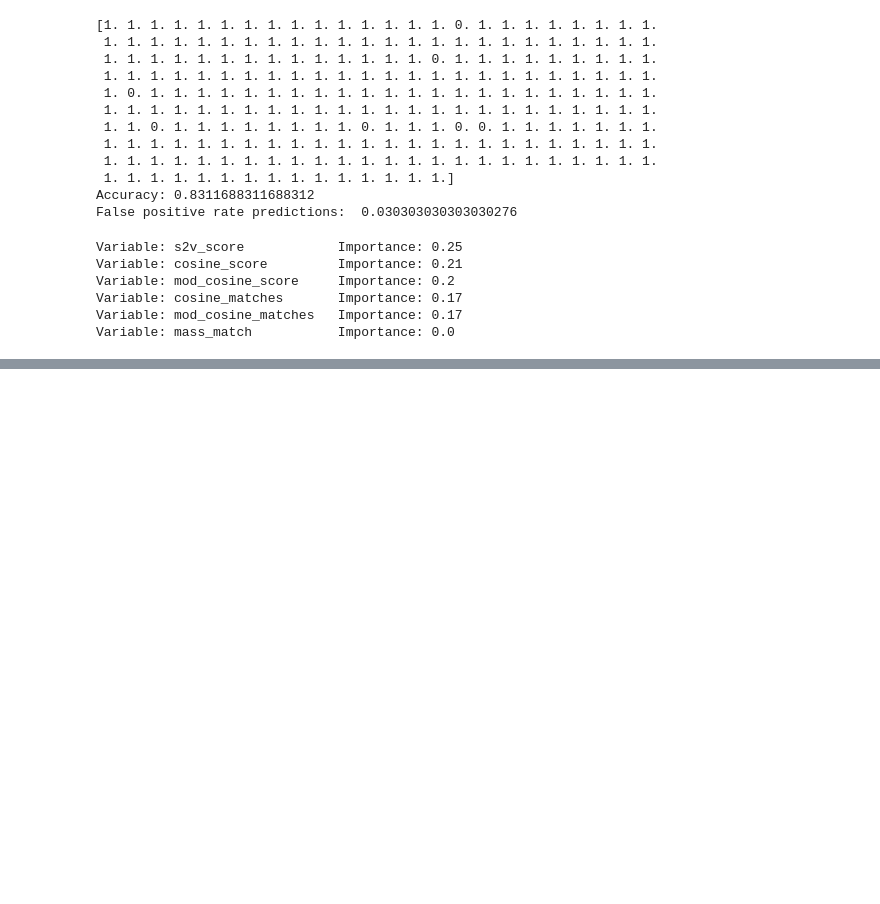
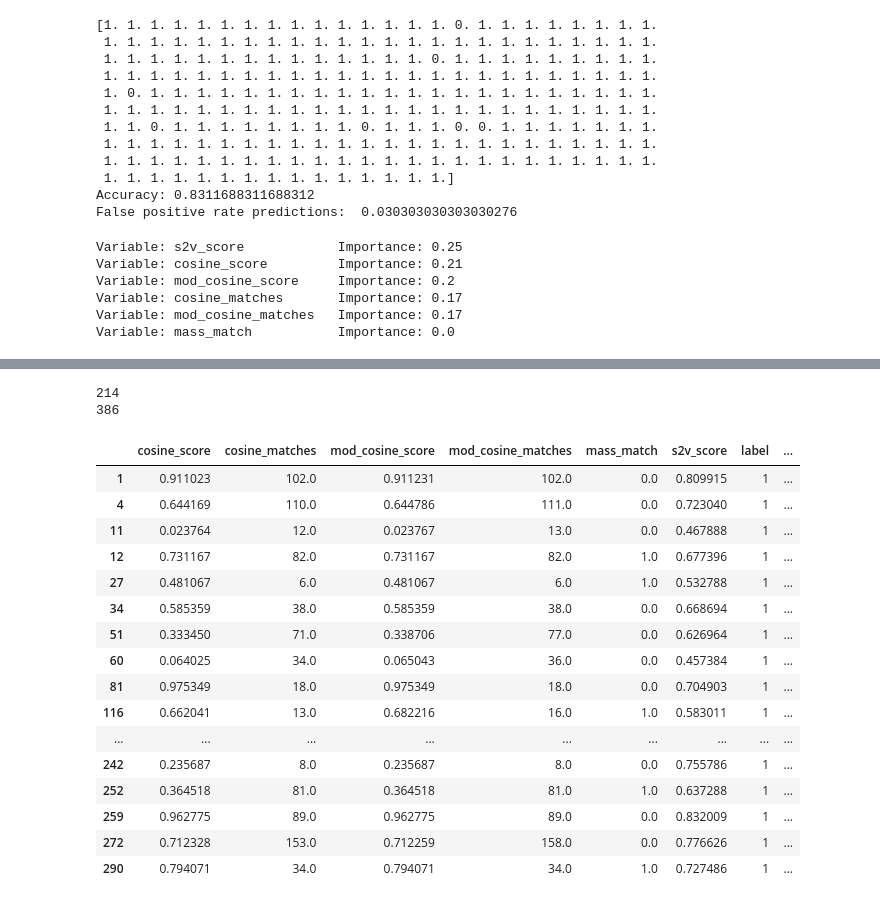
Before and after one commit to louwenjjr/improve_library_matching, a Jupyter notebook: library-matching-improvement.ipynb, the cells around one changed output, grey strips where cells are left out. Drawn from its saved outputs; the diff is of its cells as text; code cells hidden in the pictures; blank space fills up the shorter version.

```diff
--- a/library-matching-improvement.ipynb
+++ b/library-matching-improvement.ipynb
@@ -687,0 +744,3 @@ def do_random_forest(feature_df, label_name, verbose = True):
+# %%
+all_matches_s2v_labels = found_matches_s2v_labels[0].append(found_matches_s2v_labels[1:])
+print(all_matches_s2v_labels.shape, sum(df.shape[0] for df in found_matches_s2v_labels))
@@ -687,0 +769,14 @@ def do_random_forest(feature_df, label_name, verbose = True):
+# %%
+def make_s2v_selection(matches, topn):
+    '''Return one df with topn matches (based on s2v_score) for each query
+
+    matches: list of pandas DataFrames, library matching result with matching labels
+    topn: int, number of top hits to select, sorted on s2v_score
+    all_selected_matches: pandas DataFrames, concatonated selection of matches for each query
+    '''
+    selected_matches = []
+    for df in matches:
+        selected_matches.append(df.sort_values(by=['s2v_score'], ascending=False).iloc[:topn])
+    all_selected_matches = selected_matches[0].append(selected_matches[1:])
+    return all_selected_matches
+top20_found_matches_s2v_labels = make_s2v_selection(found_matches_s2v_labels, 20)
@@ -687,0 +819,7 @@ def do_random_forest(feature_df, label_name, verbose = True):
+# %%
+cols = ['cosine_score','cosine_matches','mod_cosine_score','mod_cosine_matches','mass_match','s2v_score']
+df_results_top20 = pd.DataFrame(results_top20[0], columns = cols)
+df_results_top20['label'] = results_top20[1]
+df_results_top20['prediction'] = results_top20[2]
+df_results_top20['correct_guess'] = (df_results_top20['label'] == df_results_top20['prediction'])
+df_results_top20[df_results_top20['correct_guess'] == False]
@@ -687,0 +840,25 @@ def do_random_forest(feature_df, label_name, verbose = True):
+# %%
+#how many 1->0 predictions can be explained by absent mass_match? --> 214/386
+print(df_results_top20[(df_results_top20['label'] == 1) & (df_results_top20['prediction'] == 0) & (df_results_top20['mass_match'] == 0)].shape[0])
+print(df_results_top20[(df_results_top20['label'] == 1) & (df_results_top20['prediction'] == 0)].shape[0])
+df_results_top20[(df_results_top20['label'] == 1) & (df_results_top20['prediction'] == 0)].iloc[:20]
+# %% [output]
+214
+386
+|  | cosine_score | cosine_matches | mod_cosine_score | mod_cosine_matches | mass_match | s2v_score | label | ... |
+| 1 | 0.911023 | 102.0 | 0.911231 | 102.0 | 0.0 | 0.809915 | 1 | ... |
+| 4 | 0.644169 | 110.0 | 0.644786 | 111.0 | 0.0 | 0.723040 | 1 | ... |
+| 11 | 0.023764 | 12.0 | 0.023767 | 13.0 | 0.0 | 0.467888 | 1 | ... |
+| 12 | 0.731167 | 82.0 | 0.731167 | 82.0 | 1.0 | 0.677396 | 1 | ... |
+| 27 | 0.481067 | 6.0 | 0.481067 | 6.0 | 1.0 | 0.532788 | 1 | ... |
+| 34 | 0.585359 | 38.0 | 0.585359 | 38.0 | 0.0 | 0.668694 | 1 | ... |
+| 51 | 0.333450 | 71.0 | 0.338706 | 77.0 | 0.0 | 0.626964 | 1 | ... |
+| 60 | 0.064025 | 34.0 | 0.065043 | 36.0 | 0.0 | 0.457384 | 1 | ... |
+| 81 | 0.975349 | 18.0 | 0.975349 | 18.0 | 0.0 | 0.704903 | 1 | ... |
+| 116 | 0.662041 | 13.0 | 0.682216 | 16.0 | 1.0 | 0.583011 | 1 | ... |
+| ... | ... | ... | ... | ... | ... | ... | ... | ... |
+| 242 | 0.235687 | 8.0 | 0.235687 | 8.0 | 0.0 | 0.755786 | 1 | ... |
+| 252 | 0.364518 | 81.0 | 0.364518 | 81.0 | 1.0 | 0.637288 | 1 | ... |
+| 259 | 0.962775 | 89.0 | 0.962775 | 89.0 | 0.0 | 0.832009 | 1 | ... |
+| 272 | 0.712328 | 153.0 | 0.712259 | 158.0 | 0.0 | 0.776626 | 1 | ... |
+| 290 | 0.794071 | 34.0 | 0.794071 | 34.0 | 1.0 | 0.727486 | 1 | ... |
```
Also changed, not shown: parts of 20 cells of this notebook.
